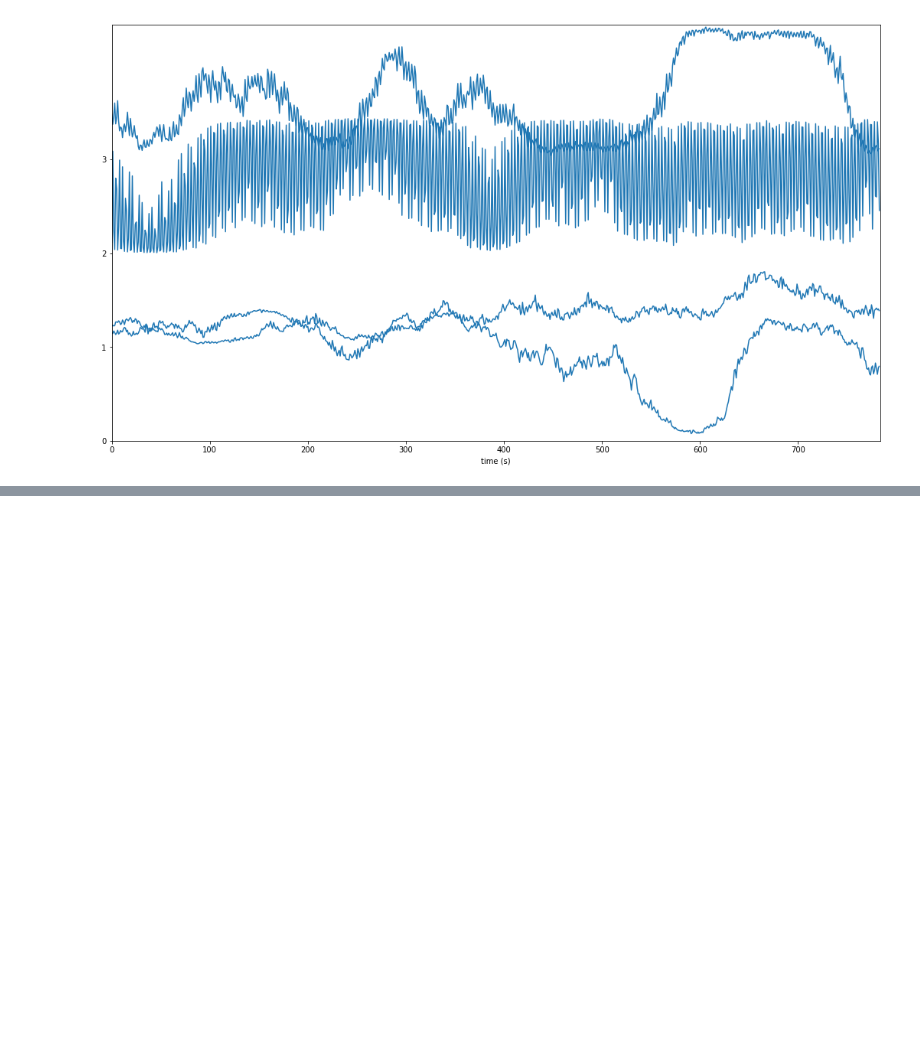
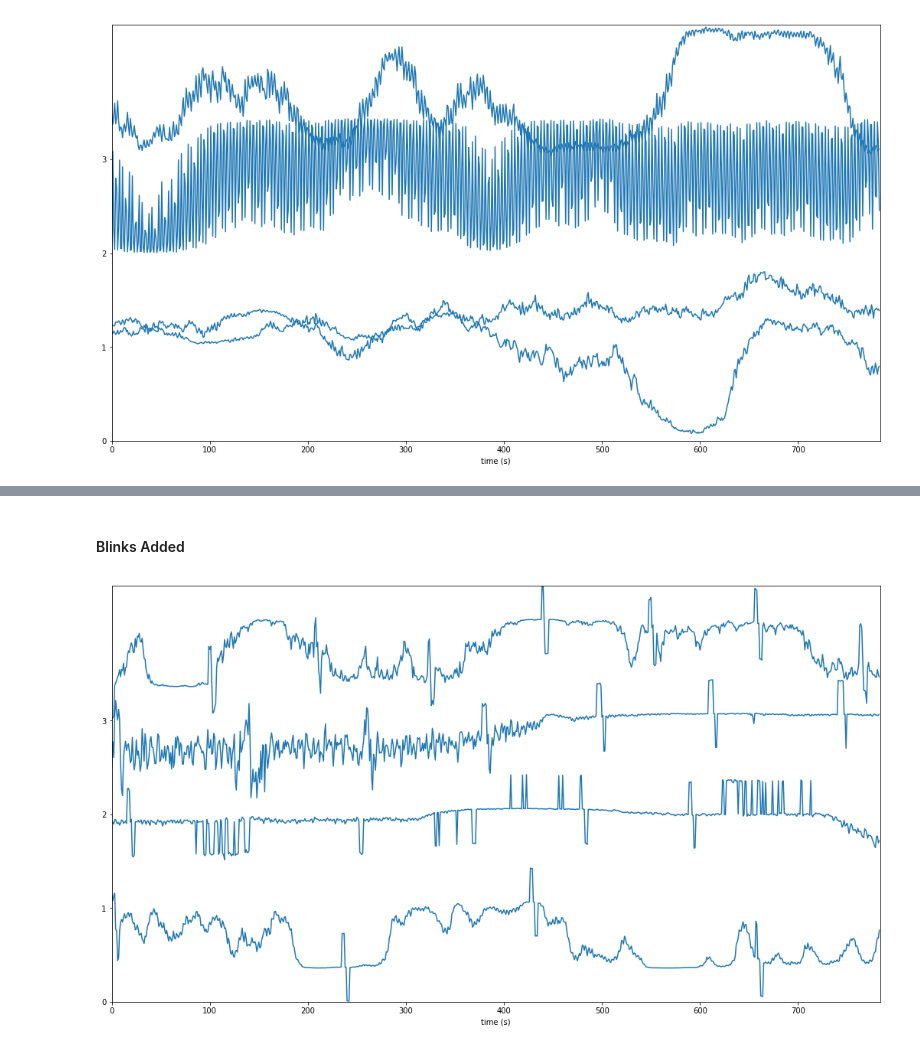
Before and after one commit to DanielLongo/NeuralFill, a Jupyter notebook: visualize/plot_denoise_1c.ipynb, the cells around one changed output, grey strips where cells are left out. Cells and saved outputs as stored; diff of their text form; code cells hidden in the pictures; blank space fills up the shorter version.

```diff
--- a/visualize/plot_denoise_1c.ipynb
+++ b/visualize/plot_denoise_1c.ipynb
@@ -30,0 +43,6 @@ stacklineplot.stackplot(samples[16*2:16*2+4])
+# %% [markdown]
+#### Blinks Added
+# %%
+stacklineplot.stackplot(blink_samples[16:16+4], yscale=1)
+# %% [output]
+[figure, added]
```
Also changed, not shown: parts of 8 cells of this notebook, 6 other files.
